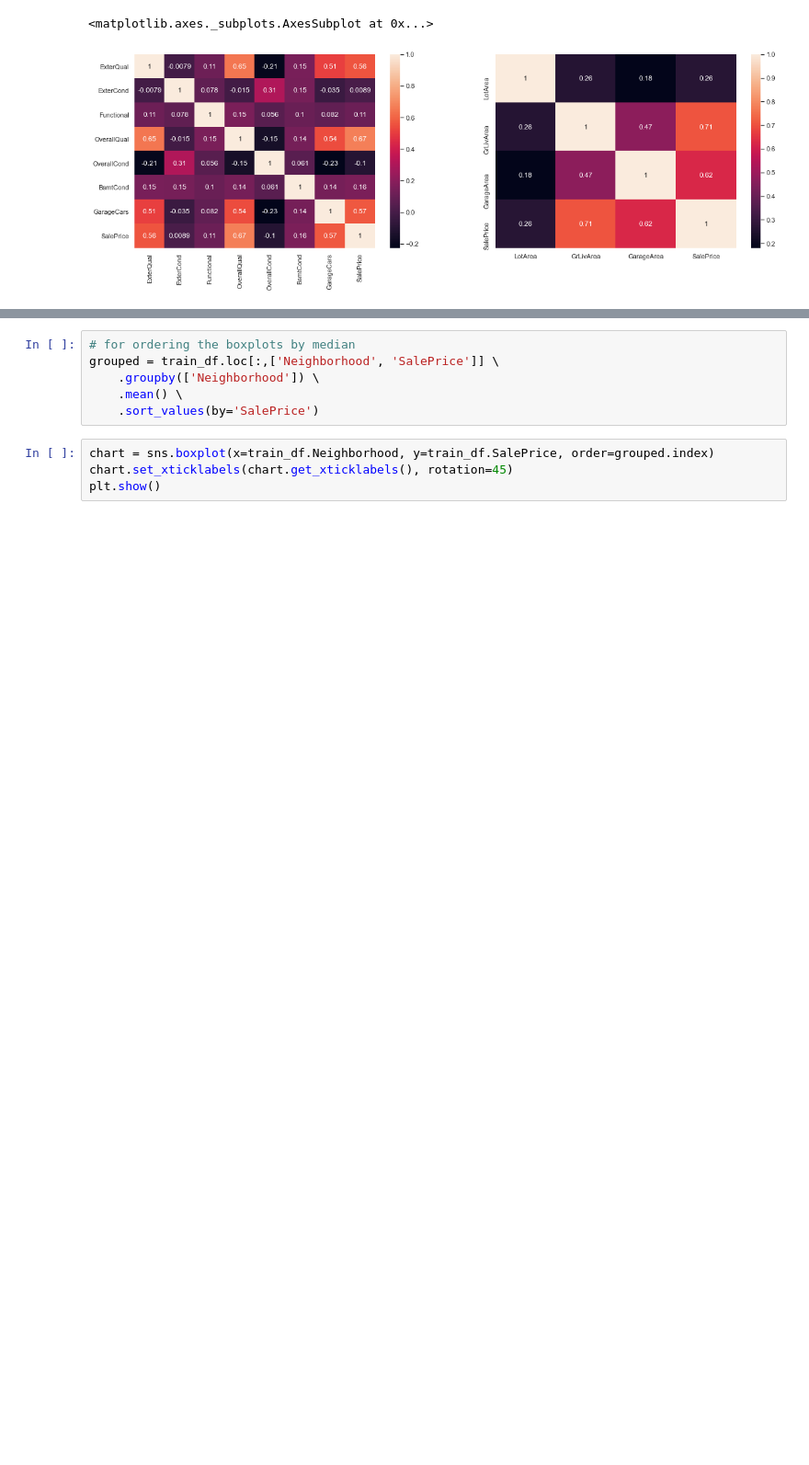
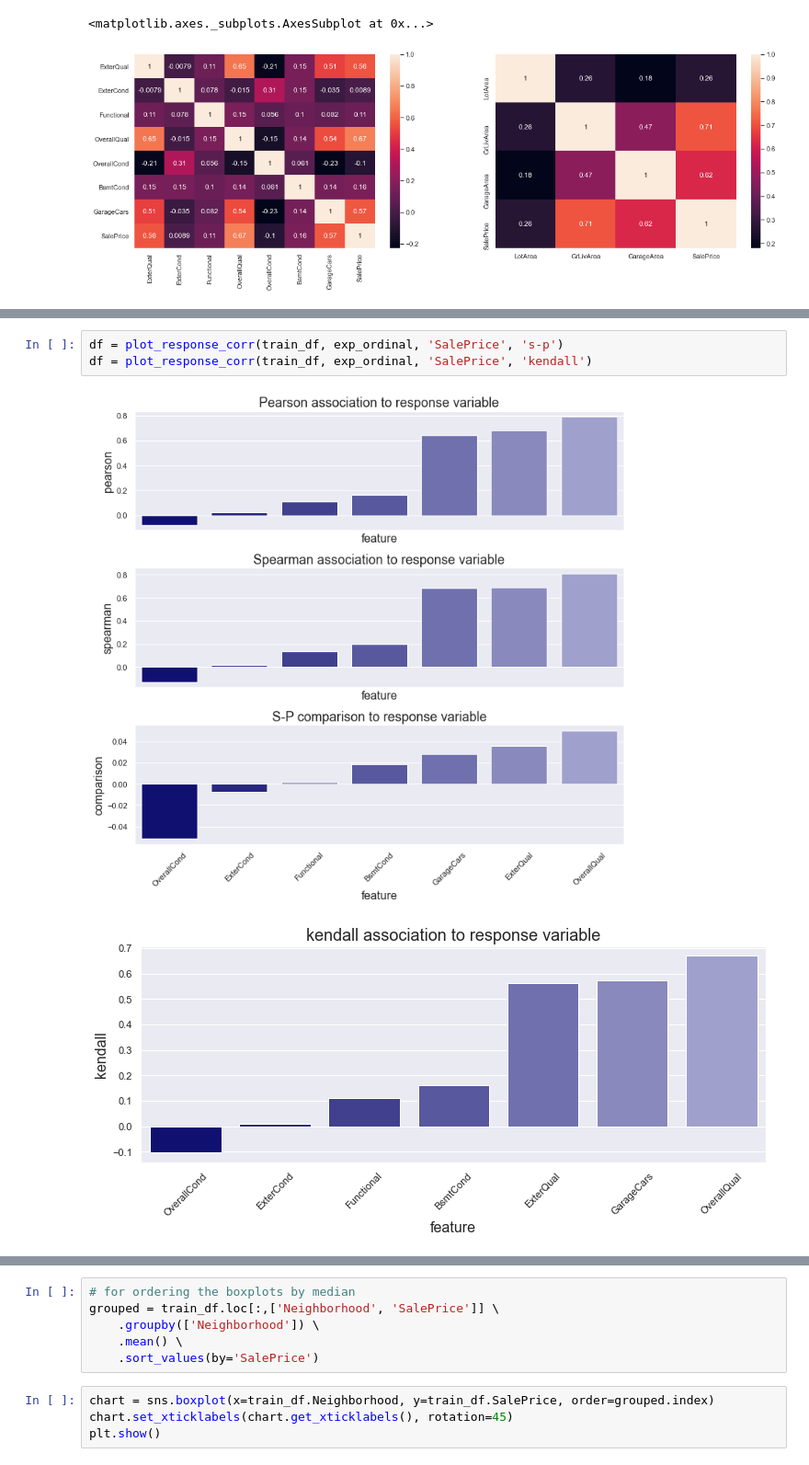
Before and after one commit to wcneill/kaggle, a Jupyter notebook: house prices/sales.ipynb, the cells around one changed output, grey strips where cells are left out. Shown: that part at 92% size. Cells and saved outputs as stored; diff of their text form; blank space fills up the shorter version.

```diff
--- a/house prices/sales.ipynb
+++ b/house prices/sales.ipynb
@@ -192,0 +200,6 @@ Most of our intuitions proved to be at least somewhat correct. The notable excep
+# %%
+df = plot_response_corr(train_df, exp_ordinal, 'SalePrice', 's-p')
+df = plot_response_corr(train_df, exp_ordinal, 'SalePrice', 'kendall')
+# %% [output]
+[figure, added]
+[figure, added]
```
Also changed, not shown: parts of 27 cells of this notebook, 1 other file.
